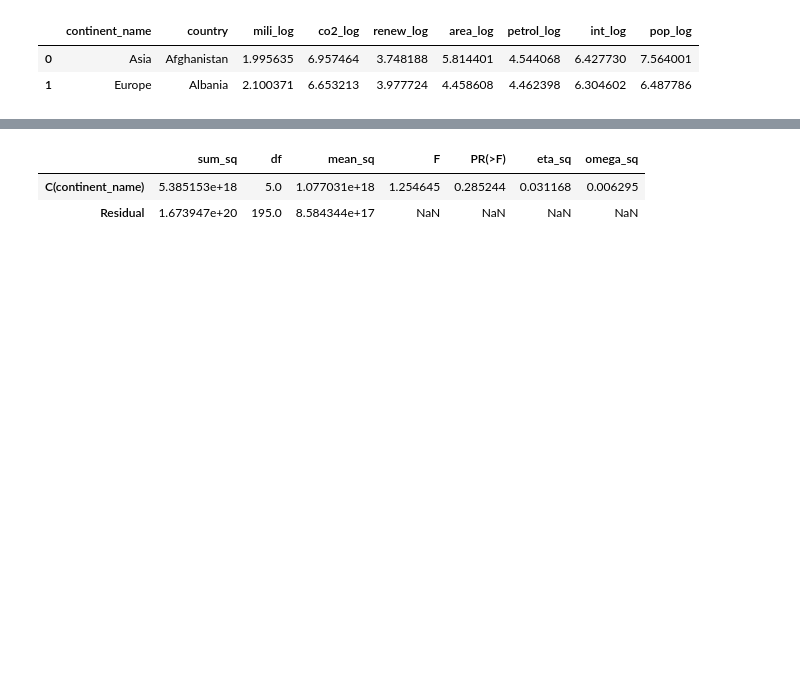
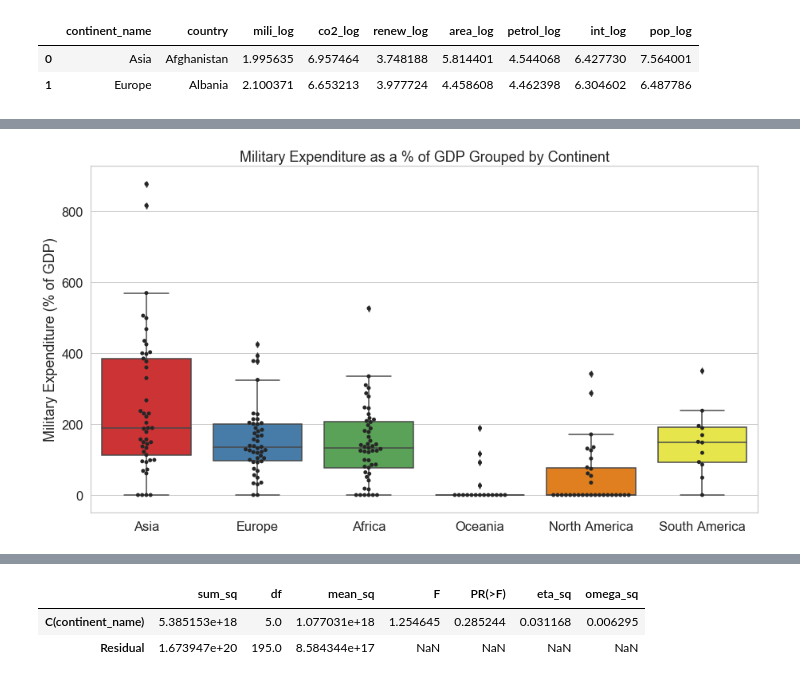
Before and after one commit to Silkways/CIA-Project, a Jupyter notebook: Main.ipynb, the cells around one changed output, grey strips where cells are left out. Drawn from its saved outputs; the diff is of its cells as text; code cells hidden in the pictures; blank space fills up the shorter version.

```diff
--- a/Main.ipynb
+++ b/Main.ipynb
@@ -360,0 +394,16 @@ final_df.head(n=2)
+# %%
+plt.figure(figsize=(15,8))
+sns.set(font_scale=1.5)
+sns.set_palette("Set1")
+sns.set_style("whitegrid")
+sns.boxplot(x='continent_name',y='mili_exp_gdp',data=final_df)
+sns.swarmplot(x='continent_name',y='mili_exp_gdp',data=final_df, color=".15")
+plt.xlabel("")
+plt.ylabel("Military Expenditure (% of GDP)")
+plt.title("Military Expenditure as a % of GDP Grouped by Continent")
+
+file_path = "/Users/augustingoudet/Desktop/FS_Projects/CIA_project/"
+plt.savefig(file_path + "military.png")
+plt.show()
+# %% [output]
+[figure, added]
```
Also changed, not shown: parts of 34 cells of this notebook, 5 other files.
